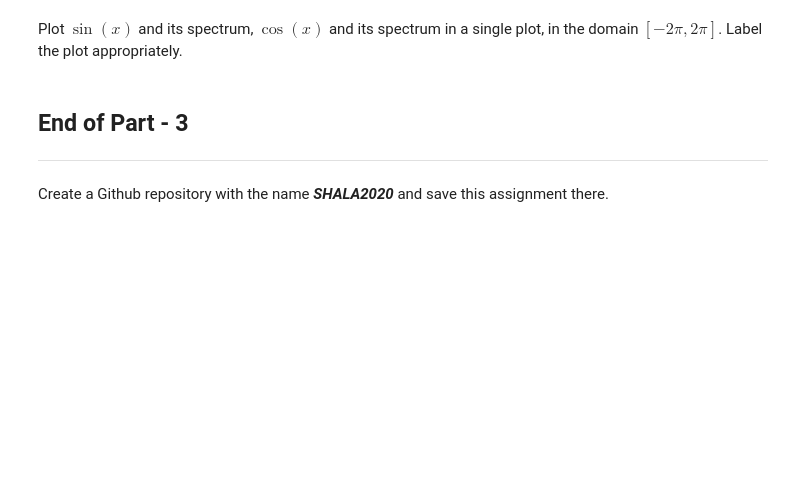
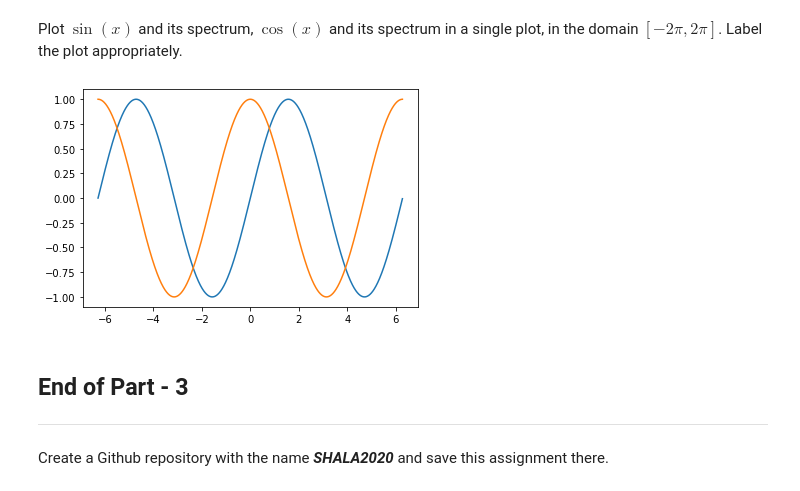
Before and after one commit to nikhilsinghh59/SHALA2020, a Jupyter notebook: Assignment_1_DS.ipynb, the cells around one changed output. Saved outputs shown, nothing was run; the diff lists cells and outputs as text; code cells hidden in the pictures; blank space fills up the shorter version.

```diff
--- a/Assignment_1_DS.ipynb
+++ b/Assignment_1_DS.ipynb
@@ -236,3 +342,13 @@ Plot the sine function with domain in $[-3\pi,3\pi]$. Label the axes appropriate
 # %% [markdown]
 Plot $\sin(x)$ and its spectrum, $\cos(x)$ and its spectrum in a single plot, in the domain $[-2\pi,2\pi]$. Label the plot appropriately.
+# %%
+x = np.arange(-2*np.pi , 2*np.pi , 0.01)
+y1= np.sin(x)
+y2 = np.cos(x)
+
+plt.plot(x , y1)
+plt.plot(x , y2)
+plt.show()
+# %% [output]
+[figure, added]
 # %% [markdown]
```
Also changed, not shown: parts of 14 cells of this notebook.
